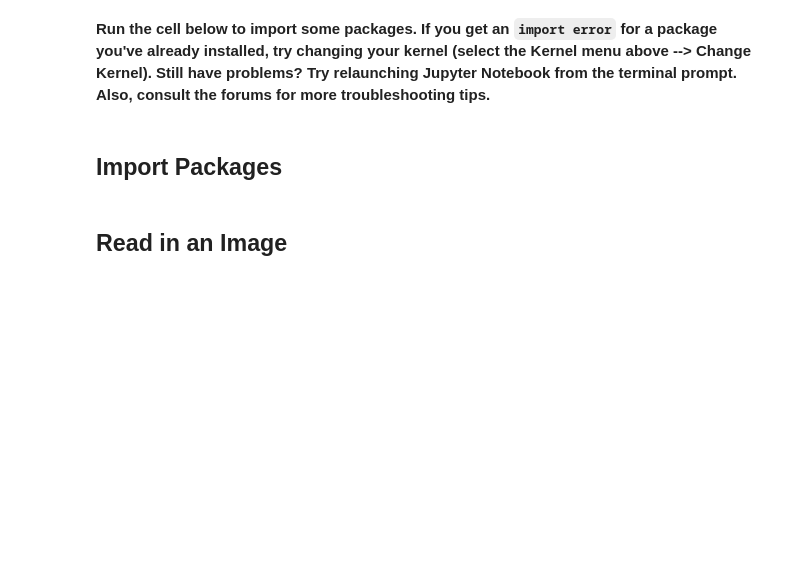
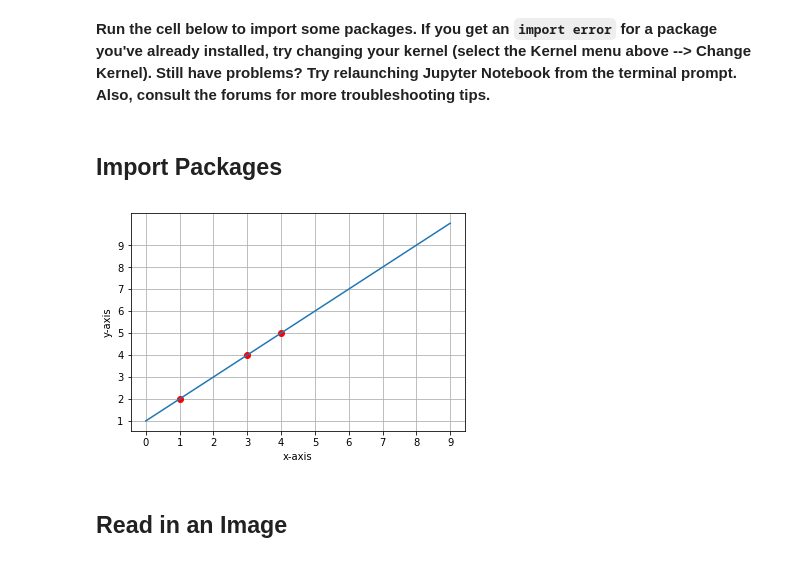
Before and after one commit to CameronFraser/sdcnd-1-lane-detection, a Jupyter notebook: P1.ipynb, the cells around one changed output. Cells and saved outputs as stored; diff of their text form; code cells hidden in the pictures; blank space fills up the shorter version.

```diff
--- a/P1.ipynb
+++ b/P1.ipynb
@@ -43,10 +43,25 @@ Let's have a look at our first image called 'test_images/solidWhiteRight.jpg'.
 # %%
 #importing some useful packages
 import matplotlib.pyplot as plt
 import matplotlib.image as mpimg
 import numpy as np
 import cv2
 %matplotlib inline
+
+plt.plot([1, 3, 4], [2, 4, 5], "ro")
+plt.xticks(range(10))
+plt.yticks(range(10))
+
+x_values = np.arange(0,10,1)
+y_values = 1 * x_values + 1
+plt.plot(x_values, y_values)
+
+plt.grid(True)
+plt.ylabel('y-axis')
+plt.xlabel('x-axis')
+plt.show()
+# %% [output]
+[figure, added]
 # %% [markdown]
 ## Read in an Image
 # %%
```
Also changed, not shown: parts of 3 cells of this notebook, 6 other files.
